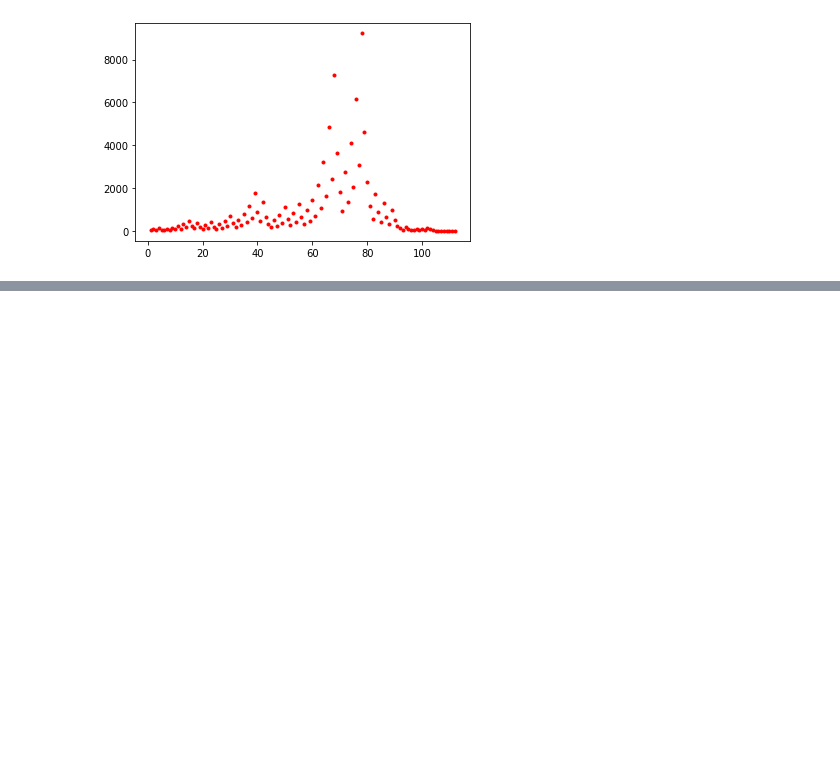
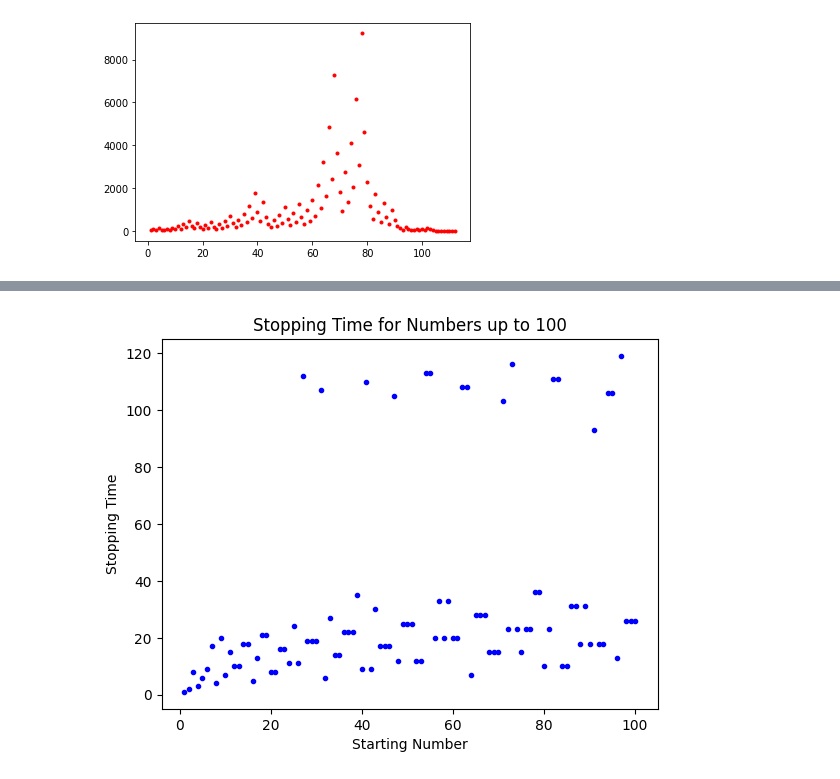
Before and after one commit to Dmacracy/Small-Math-Programs, a Jupyter notebook: Wondrous Numbers and the Collatz Conjecture.ipynb, the cells around one changed output, grey strips where cells are left out. Drawn from its saved outputs; the diff is of its cells as text; code cells hidden in the pictures; blank space fills up the shorter version.

```diff
--- a/Wondrous Numbers and the Collatz Conjecture.ipynb
+++ b/Wondrous Numbers and the Collatz Conjecture.ipynb
@@ -85,0 +151,26 @@ wonder_sequence_plot(27)
+# %%
+'''
+
+'''
+def wonder_stopping_time(N):
+    plt.style.use('default')
+    stopTimes = []
+    for startN in range(1, N+1):
+        n= startN
+        j = 1
+        while n != 1:
+            if n % 2 == 0:
+                n = n // 2
+            else:
+                n = 3 * n + 1
+            j += 1
+        stopTimes.append(j)
+    plt.plot(list(range(1, N+1)), stopTimes, 'b.')
+    plt.title('Stopping Time for Numbers up to ' + str(N))
+    plt.xlabel('Starting Number')
+    plt.ylabel('Stopping Time')
+    plt.show()
+# %%
+wonder_stopping_time(100)
+# %% [output]
+[figure, added]
```
Also changed, not shown: parts of 15 cells of this notebook.
